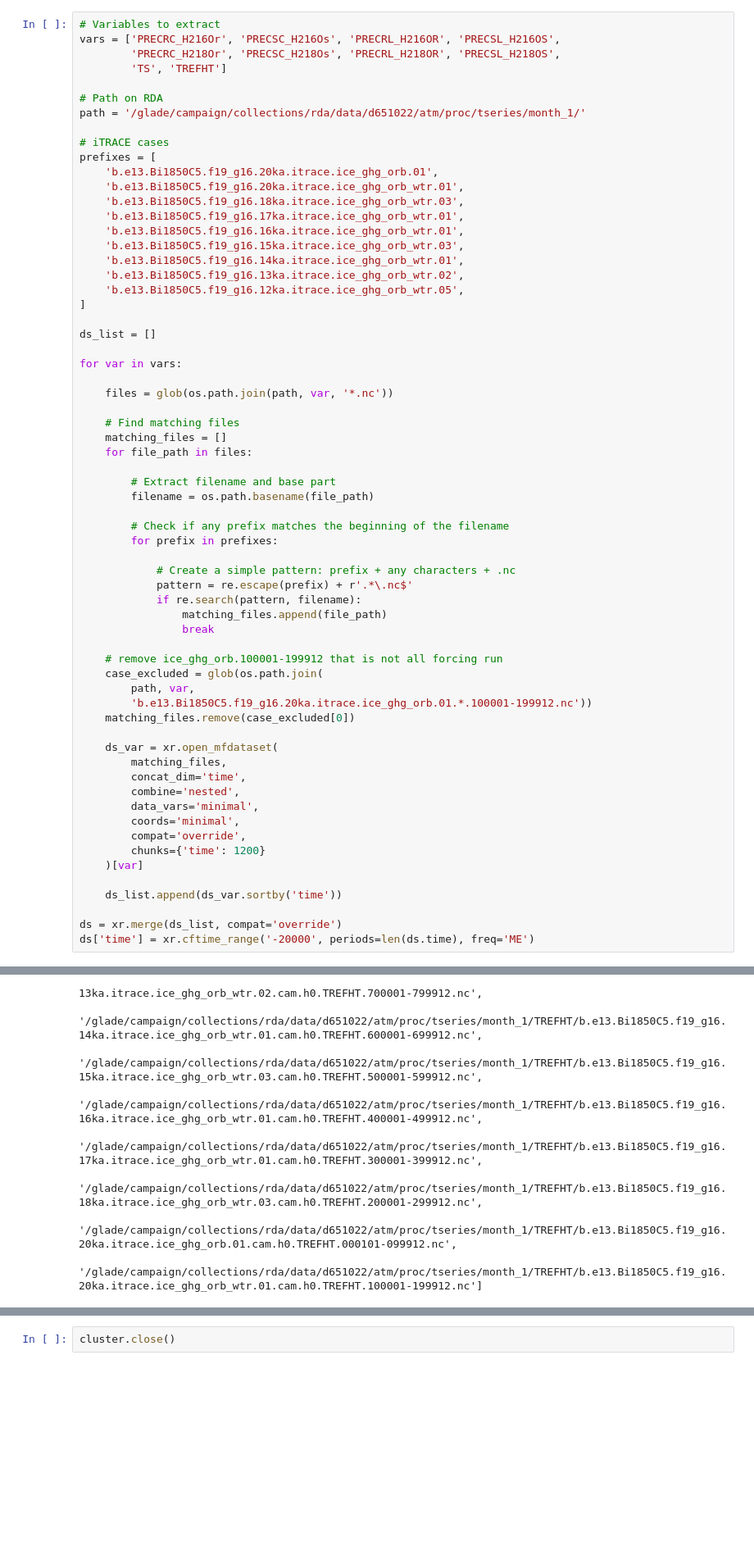
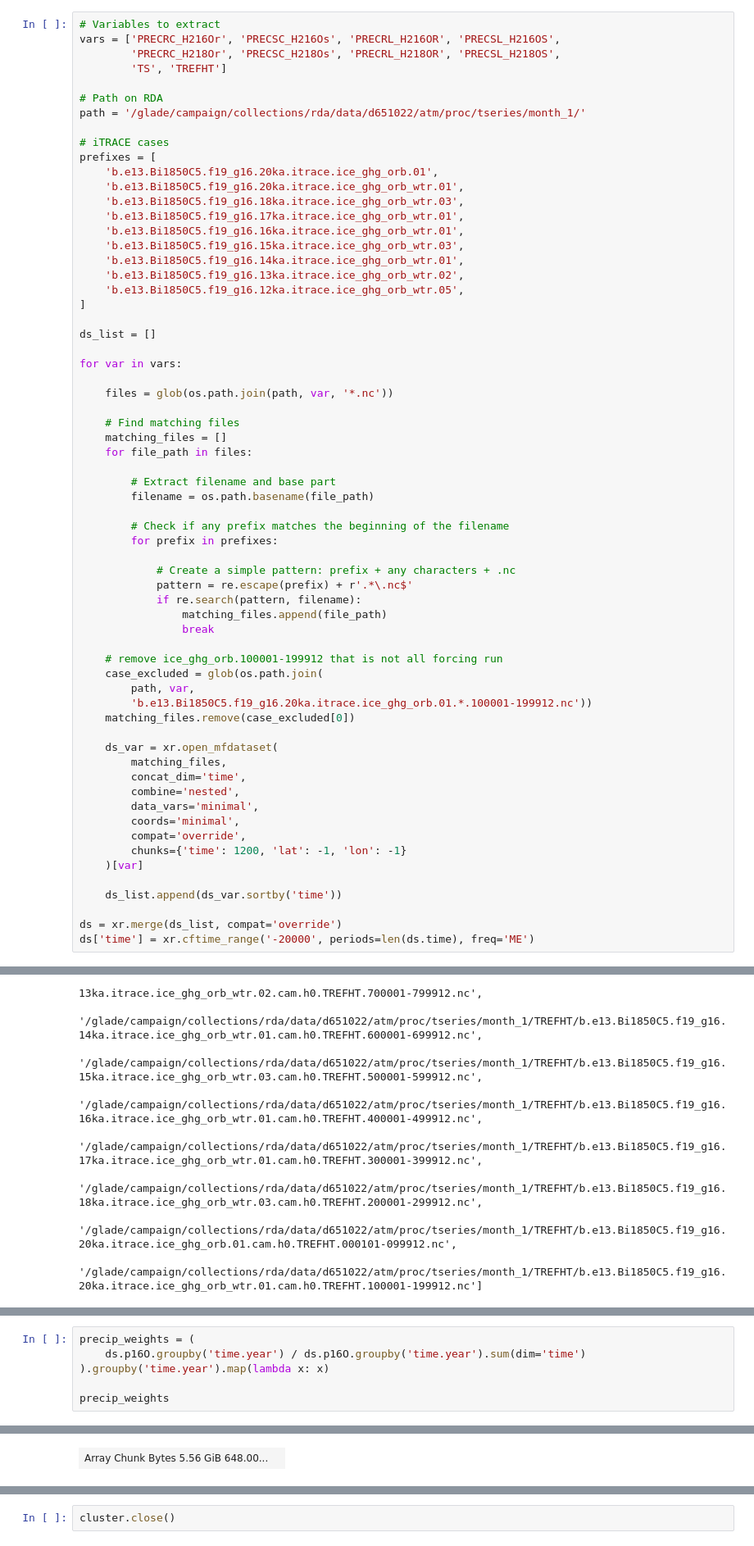
Before and after one commit to jiang-zhu/paleocamp2025, a Jupyter notebook: 6_info_iCESM_iTRACE.ipynb, the cells around one changed output, grey strips where cells are left out. Shown at 82% size. Saved outputs shown, nothing was run; the diff lists cells and outputs as text; blank space fills up the shorter version.

```diff
--- a/6_info_iCESM_iTRACE.ipynb
+++ b/6_info_iCESM_iTRACE.ipynb
@@ -512,7 +514,7 @@ for var in vars:
         data_vars='minimal',
         coords='minimal',
         compat='override',
-        chunks={'time': 1200}
+        chunks={'time': 1200, 'lat': -1, 'lon': -1}
     )[var]
 
     ds_list.append(ds_var.sortby('time'))
@@ -546,0 +541,7 @@ Wall time: 1min 43s
+# %%
+precip_weights = (
+    ds.p16O.groupby('time.year') / ds.p16O.groupby('time.year').sum(dim='time')
+).groupby('time.year').map(lambda x: x)
+
+precip_weights
+# %% [output]
@@ -546,0 +555 @@ Wall time: 1min 43s
+| Array Chunk Bytes 5.56 GiB 648.00... |  |
```
Also changed, not shown: parts of 10 cells of this notebook, 6 other files.
